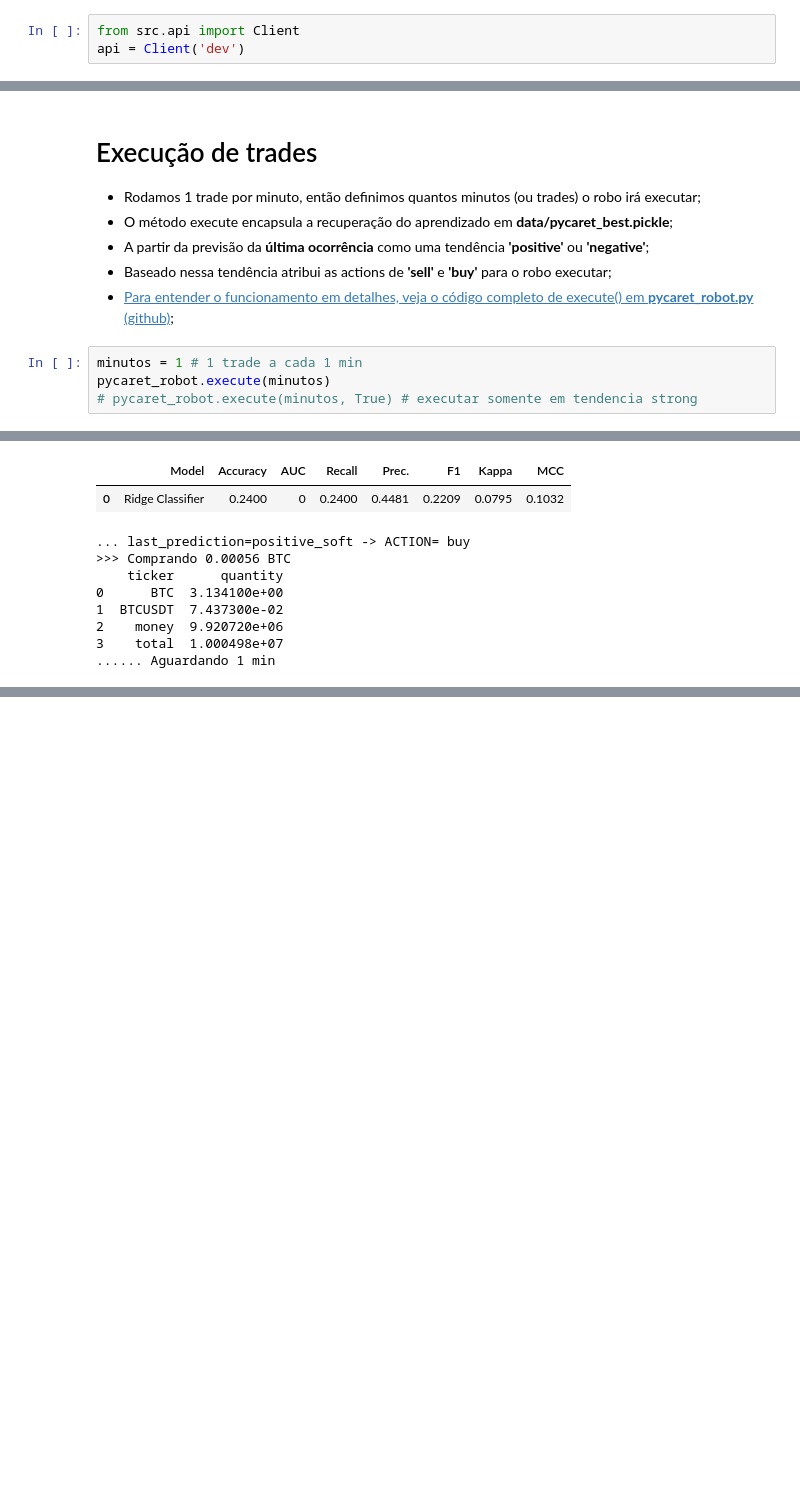
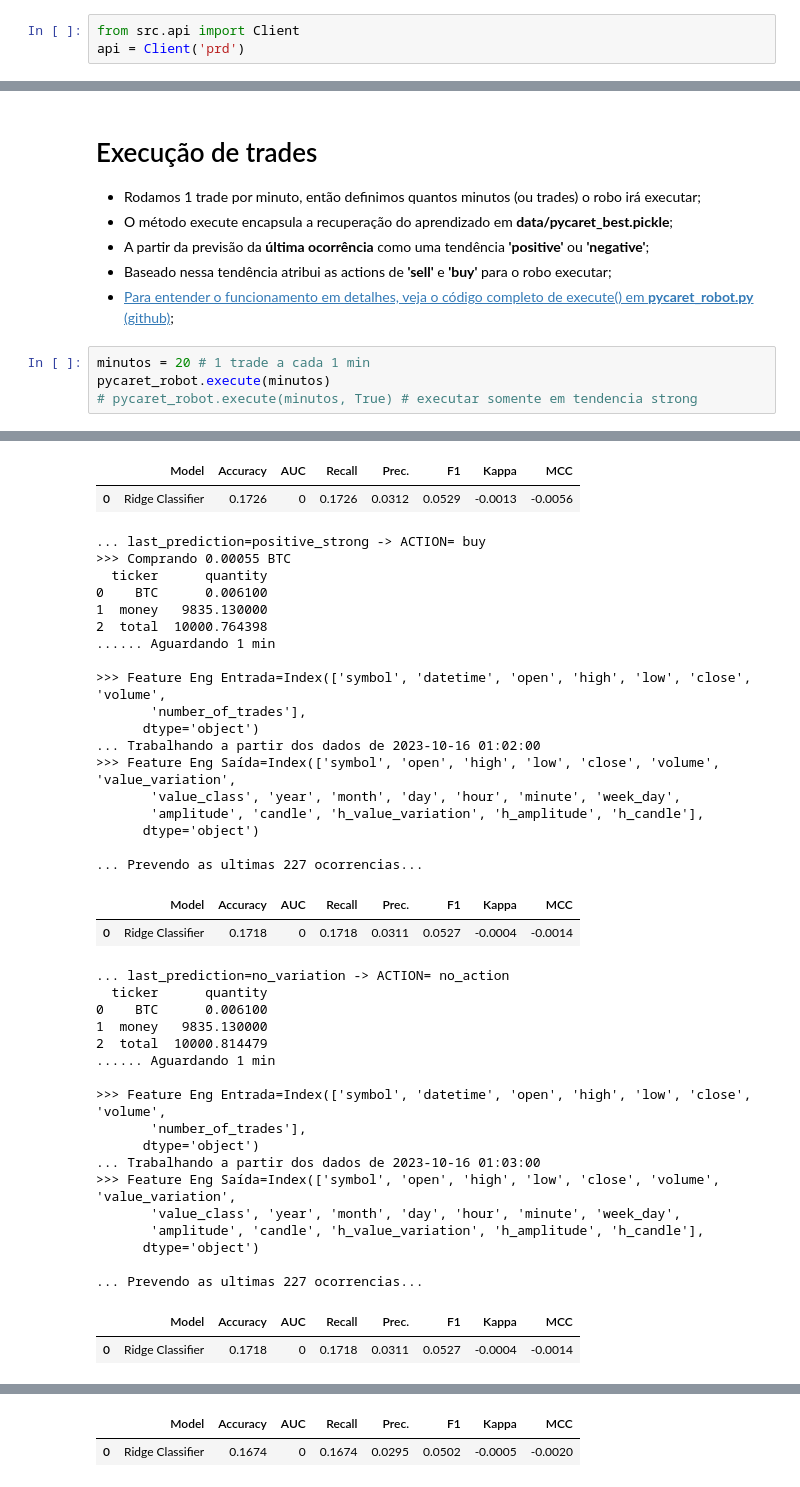
Before and after one commit to felipedmz/oraculus, a Jupyter notebook: main.ipynb, the cells around one changed output, grey strips where cells are left out. Drawn from its saved outputs; the diff is of its cells as text; blank space fills up the shorter version.

```diff
--- a/main.ipynb
+++ b/main.ipynb
@@ -35,5 +35,5 @@ if not os.path.exists(train_path):
 - [Para entender o funcionamento completo, veja o código completo de **api.py** (github)](https://github.com/felipedmz/oraculus/blob/main/src/api.py)
 # %%
 from src.api import Client
-api = Client('dev')
+api = Client('prd')
 # %% [output]
@@ -201,7 +201,7 @@ Transformation Pipeline and Model Successfully Saved
 - Baseado nessa tendência atribui as actions de **'sell'** e **'buy'** para o robo executar;
 - [Para entender o funcionamento em detalhes, veja o código completo de execute() em **pycaret_robot.py** (github)](https://github.com/felipedmz/oraculus/blob/920be60fbe751c6b248a3be01f0de446f99e1ac8/src/pycaret_robot.py#L204);
 # %%
-minutos = 1 # 1 trade a cada 1 min
+minutos = 20 # 1 trade a cada 1 min
 pycaret_robot.execute(minutos)
 # pycaret_robot.execute(minutos, True) # executar somente em tendencia strong
 # %% [output]
@@ -221,10 +221,41 @@ Transformation Pipeline and Model Successfully Loaded
 |  | Model | Accuracy | AUC | Recall | Prec. | F1 | Kappa | MCC |
-| 0 | Ridge Classifier | 0.2400 | 0 | 0.2400 | 0.4481 | 0.2209 | 0.0795 | 0.1032 |
+| 0 | Ridge Classifier | 0.1726 | 0 | 0.1726 | 0.0312 | 0.0529 | -0.0013 | -0.0056 |
-... last_prediction=positive_soft -> ACTION= buy
->>> Comprando 0.00056 BTC
-    ticker      quantity
-0      BTC  3.134100e+00
-1  BTCUSDT  7.437300e-02
-2    money  9.920720e+06
-3    total  1.000498e+07
+... last_prediction=positive_strong -> ACTION= buy
+>>> Comprando 0.00055 BTC
+  ticker      quantity
+0    BTC      0.006100
+1  money   9835.130000
+2  total  10000.764398
 ...... Aguardando 1 min
+
+>>> Feature Eng Entrada=Index(['symbol', 'datetime', 'open', 'high', 'low', 'close', 'volume',
+       'number_of_trades'],
+      dtype='object')
+... Trabalhando a partir dos dados de 2023-10-16 01:02:00
+>>> Feature Eng Saída=Index(['symbol', 'open', 'high', 'low', 'close', 'volume', 'value_variation',
+       'value_class', 'year', 'month', 'day', 'hour', 'minute', 'week_day',
+       'amplitude', 'candle', 'h_value_variation', 'h_amplitude', 'h_candle'],
+      dtype='object')
+
+... Prevendo as ultimas 227 ocorrencias...
+|  | Model | Accuracy | AUC | Recall | Prec. | F1 | Kappa | MCC |
+| 0 | Ridge Classifier | 0.1718 | 0 | 0.1718 | 0.0311 | 0.0527 | -0.0004 | -0.0014 |
+... last_prediction=no_variation -> ACTION= no_action
+  ticker      quantity
+0    BTC      0.006100
+1  money   9835.130000
+2  total  10000.814479
+...... Aguardando 1 min
+
+>>> Feature Eng Entrada=Index(['symbol', 'datetime', 'open', 'high', 'low', 'close', 'volume',
+       'number_of_trades'],
+      dtype='object')
+... Trabalhando a partir dos dados de 2023-10-16 01:03:00
+>>> Feature Eng Saída=Index(['symbol', 'open', 'high', 'low', 'close', 'volume', 'value_variation',
+       'value_class', 'year', 'month', 'day', 'hour', 'minute', 'week_day',
+       'amplitude', 'candle', 'h_value_variation', 'h_amplitude', 'h_candle'],
+      dtype='object')
+
+... Prevendo as ultimas 227 ocorrencias...
+|  | Model | Accuracy | AUC | Recall | Prec. | F1 | Kappa | MCC |
+| 0 | Ridge Classifier | 0.1718 | 0 | 0.1718 | 0.0311 | 0.0527 | -0.0004 | -0.0014 |
@@ -230,0 +280,2 @@ Transformation Pipeline and Model Successfully Loaded
+|  | Model | Accuracy | AUC | Recall | Prec. | F1 | Kappa | MCC |
+| 0 | Ridge Classifier | 0.1674 | 0 | 0.1674 | 0.0295 | 0.0502 | -0.0005 | -0.0020 |
```
Also changed, not shown: parts of 9 cells of this notebook.
